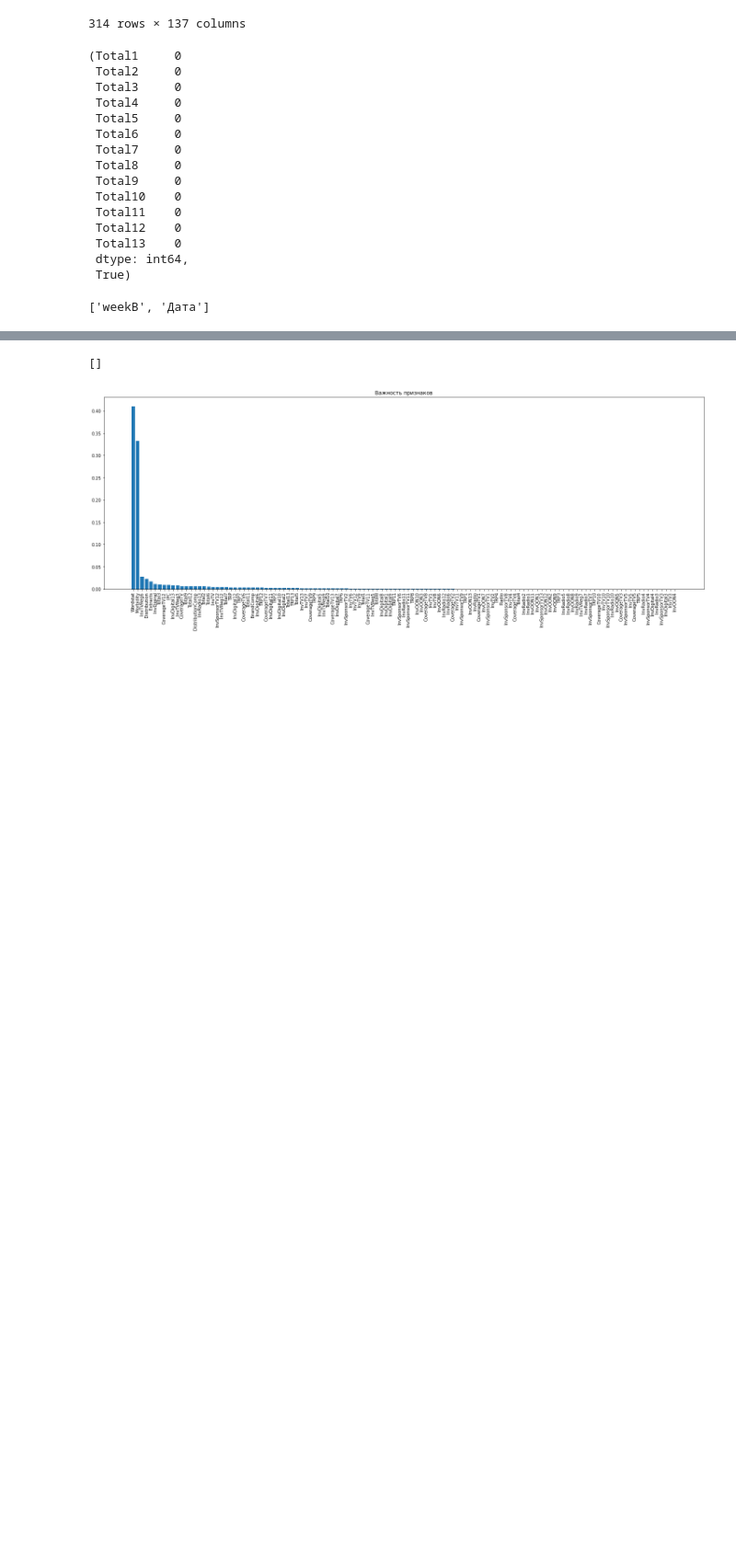
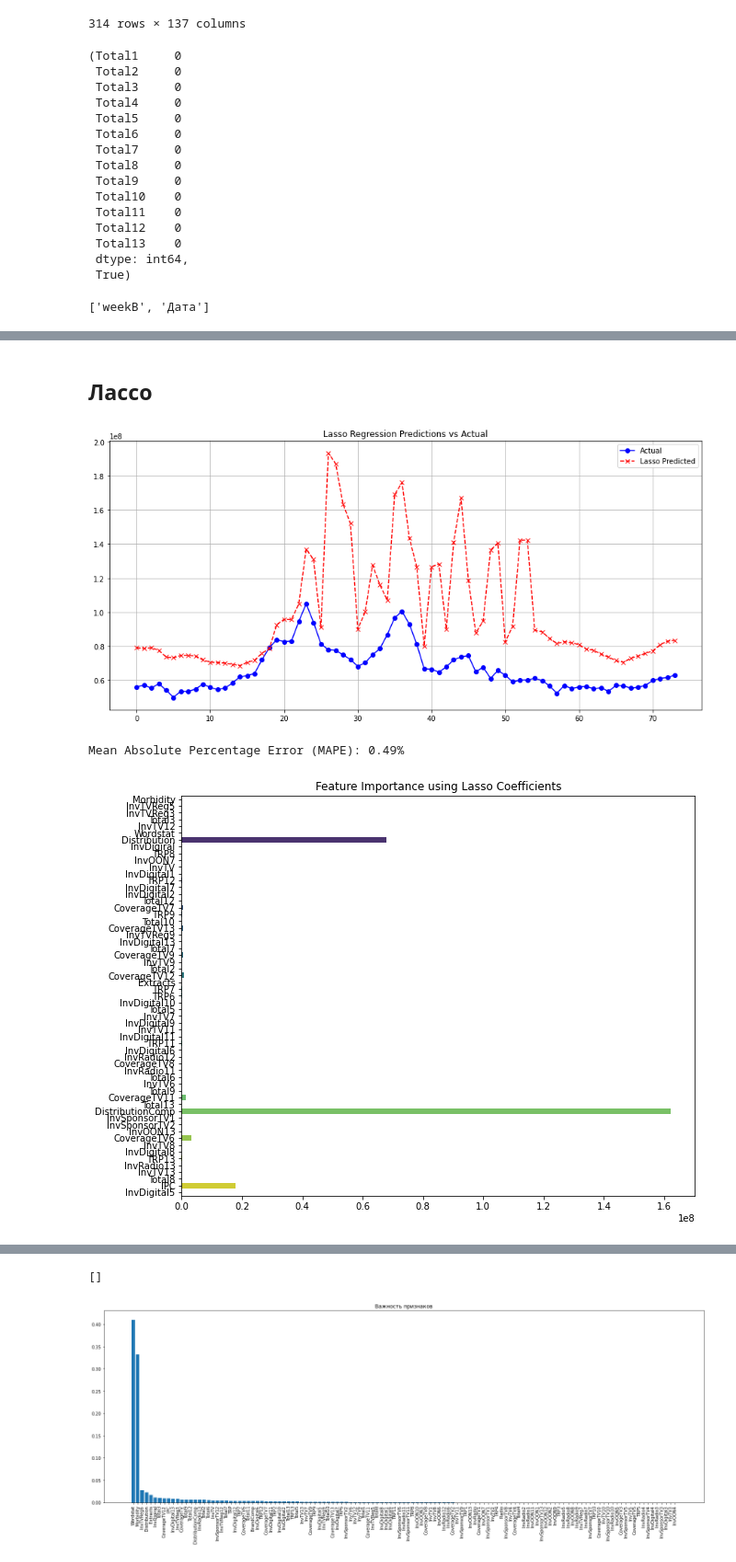
Before and after one commit to Exeskicks/media_wise, a Jupyter notebook: media_wise.ipynb, the cells around one changed output, grey strips where cells are left out. Shown at 92% size. Saved outputs shown, nothing was run; the diff lists cells and outputs as text; code cells hidden in the pictures; blank space fills up the shorter version.

```diff
--- a/media_wise.ipynb
+++ b/media_wise.ipynb
@@ -319,0 +428,60 @@ Y = media_wise_filtered['SalesRub'].dropna()
+# %%
+def timeseries_train_test_split(X, Y, test_size):
+    """
+        Perform train-test split with respect to time series structure
+    """
+
+    # get the index after which test set starts
+    test_index = int(len(X)*(1-test_size))
+
+    X_train = X.iloc[:test_index-1]
+    y_train = Y.iloc[:test_index-1]
+    X_test = X.iloc[test_index:]
+    y_test = Y.iloc[test_index:]
+
+    return X_train, X_test, y_train, y_test
+# %%
+X_train, X_test, y_train, y_test = timeseries_train_test_split(X, Y, test_size=0.3)
+# %% [markdown]
+## Лассо
+# %%
+from sklearn.linear_model import LassoCV
+from sklearn.model_selection import TimeSeriesSplit
+from sklearn.metrics import mean_absolute_percentage_error
+import matplotlib.pyplot as plt
+import numpy as np
+import seaborn as sns
+
+# 1. Обучение Lasso регрессии
+tscv = TimeSeriesSplit(n_splits=5)
+lasso = LassoCV(cv=tscv, alphas=np.logspace(-6, 2, 100), max_iter=100000)
+lasso.fit(X_train, y_train)
+
+# Предсказание значений на тестовом наборе
+y_pred_lasso = lasso.predict(X_test)
+
+# 2. Визуализация результатов предсказания
+plt.figure(figsize=(15, 7))
+plt.plot(y_test.values, label='Actual', color='blue', linestyle='-', marker='o')
+plt.plot(y_pred_lasso, label='Lasso Predicted', color='red', linestyle='--', marker='x')
+plt.title('Lasso Regression Predictions vs Actual')
+plt.legend()
+plt.grid(True)
+plt.show()
+
+# Расчет MAPE
+mape = mean_absolute_percentage_error(y_test, y_pred_lasso)
+print(f'Mean Absolute Percentage Error (MAPE): {mape:.2f}%')
+
+# 3. Отображение важности признаков
+lasso_coefs = np.abs(lasso.coef_)
+features = X_train.columns
+
+plt.figure(figsize=(10, 8))
+sns.barplot(y=features, x=lasso_coefs, palette='viridis')
+plt.title('Feature Importance using Lasso Coefficients')
+plt.show()
+# %% [output]
+[figure, added]
+Mean Absolute Percentage Error (MAPE): 0.49%
+[figure, added]
```
Also changed, not shown: parts of 57 cells of this notebook, 1 other file.
